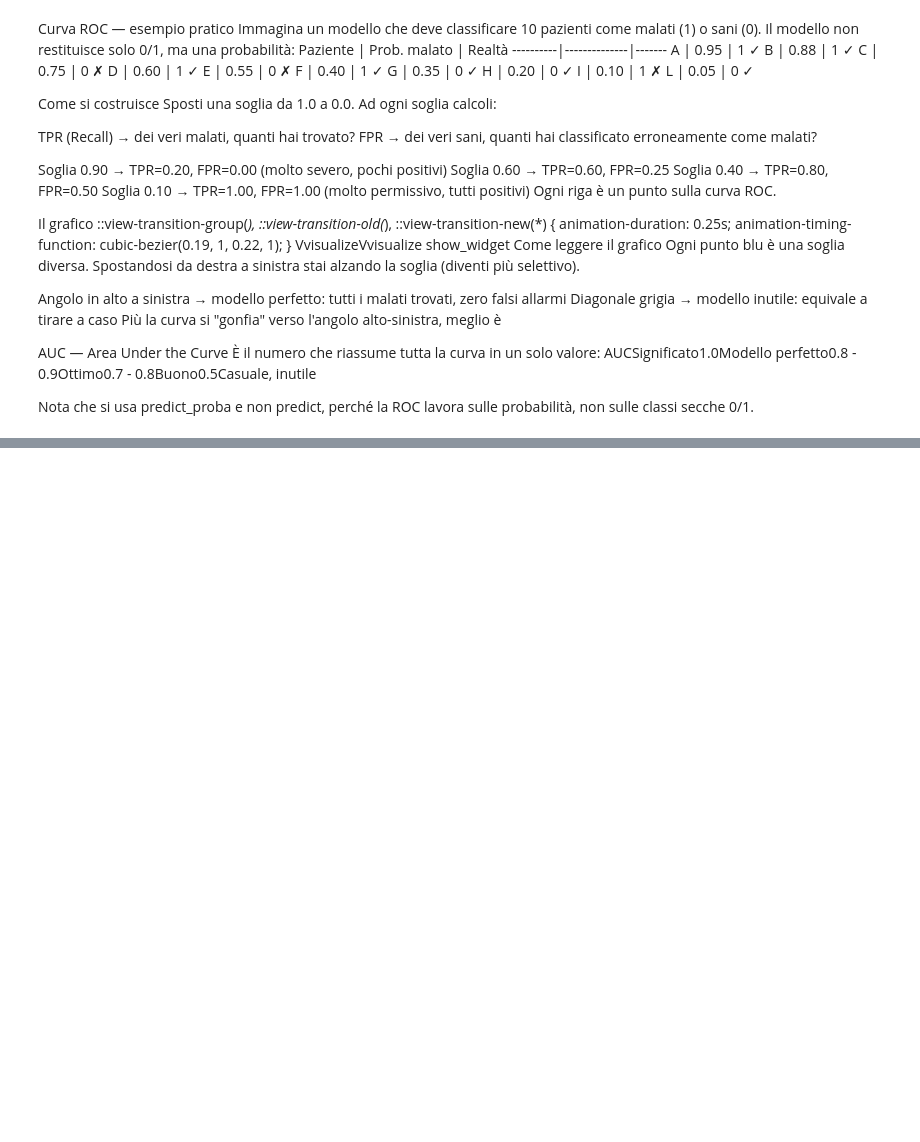
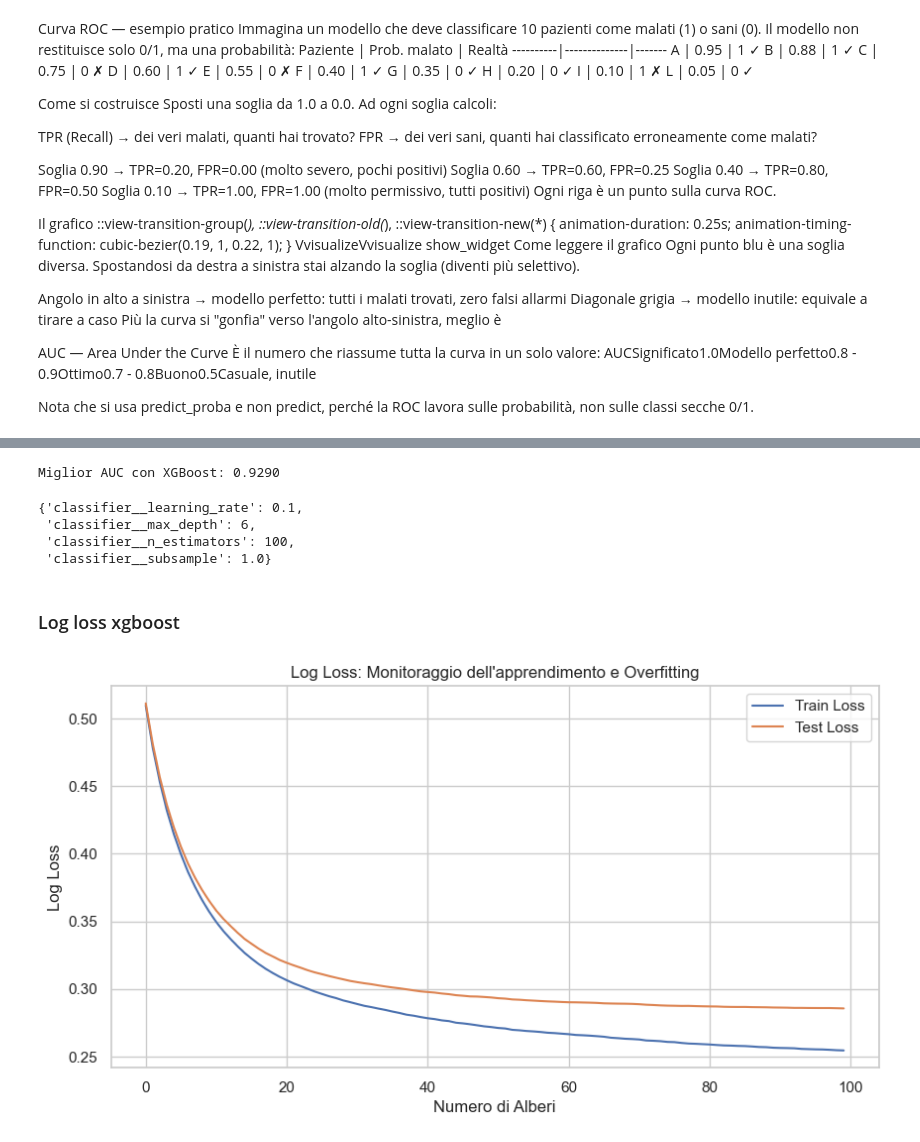
Before and after one commit to M-Barreca/01_Labor_Risk_Profiling, a Jupyter notebook: labor_risk_profiling.ipynb, the cells around one changed output, grey strips where cells are left out. Cells and saved outputs as stored; diff of their text form; code cells hidden in the pictures; blank space fills up the shorter version.

```diff
--- a/labor_risk_profiling.ipynb
+++ b/labor_risk_profiling.ipynb
@@ -806,0 +826,61 @@ Nota che si usa predict_proba e non predict, perché la ROC lavora sulle probabi
+# %%
+from xgboost import XGBClassifier
+from sklearn.model_selection import GridSearchCV
+
+# Creiamo la pipeline con XGBoost
+xgb_pipeline = Pipeline(steps=[
+    ('preprocessor', preprocessor),
+    ('classifier', XGBClassifier(eval_metric='logloss', random_state=42))
+])
+
+# Definiamo i parametri per il Tuning (fondamentale per XGBoost)
+param_grid_xgb = {
+    'classifier__n_estimators': [100],
+    'classifier__learning_rate': [0.1], # La velocità di correzione degli errori
+    'classifier__max_depth': [3, 6],      # Profondità degli alberi
+    'classifier__subsample': [0.8, 1.0]       # % di dati usati per ogni albero
+}
+
+grid_xgb = GridSearchCV(xgb_pipeline, param_grid_xgb, cv=5, scoring='roc_auc', n_jobs=-1)
+grid_xgb.fit(X_train, y_train)
+
+print(f"Miglior AUC con XGBoost: {grid_xgb.best_score_:.4f}")
+# %% [output]
+Miglior AUC con XGBoost: 0.9290
+# %%
+grid_xgb.best_params_
+# %% [output]
+{'classifier__learning_rate': 0.1,
+ 'classifier__max_depth': 6,
+ 'classifier__n_estimators': 100,
+ 'classifier__subsample': 1.0}
+# %% [markdown]
+### Log loss xgboost
+# %%
+# 1. Estraiamo i migliori parametri e il preprocessor
+best_params = grid_xgb.best_params_
+# Rimuoviamo il prefisso 'classifier__' dai nomi dei parametri per passatli a XGB
+xgb_params = {k.replace('classifier__', ''): v for k, v in best_params.items()}
+
+# 2. Trasformiamo i dati una volta sola per velocizzare
+X_train_proc = preprocessor.fit_transform(X_train)
+X_test_proc = preprocessor.transform(X_test)
+
+# 3. Alleniamo il modello finale monitorando l'errore
+final_xgb = XGBClassifier(**xgb_params, eval_metric='logloss', random_state=42)
+final_xgb.fit(X_train_proc, y_train,
+              eval_set=[(X_train_proc, y_train), (X_test_proc, y_test)],
+              verbose=False)
+
+# 4. Grafico della Log Loss
+results = final_xgb.evals_result()
+plt.figure(figsize=(10, 5))
+plt.plot(results['validation_0']['logloss'], label='Train Loss')
+plt.plot(results['validation_1']['logloss'], label='Test Loss')
+plt.title('Log Loss: Monitoraggio dell\'apprendimento e Overfitting')
+plt.xlabel('Numero di Alberi')
+plt.ylabel('Log Loss')
+plt.legend()
+plt.show()
+# %% [output]
+[figure, added]
```
Also changed, not shown: parts of 51 cells of this notebook, 2 other files.
